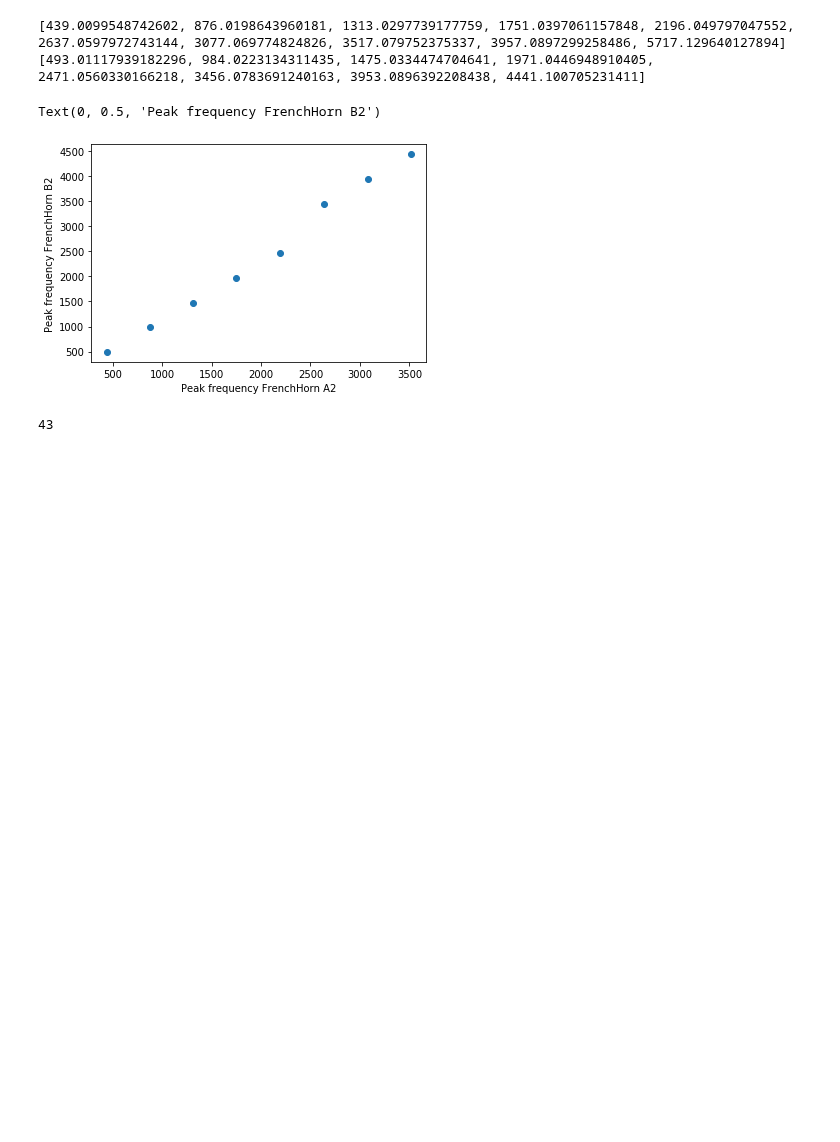
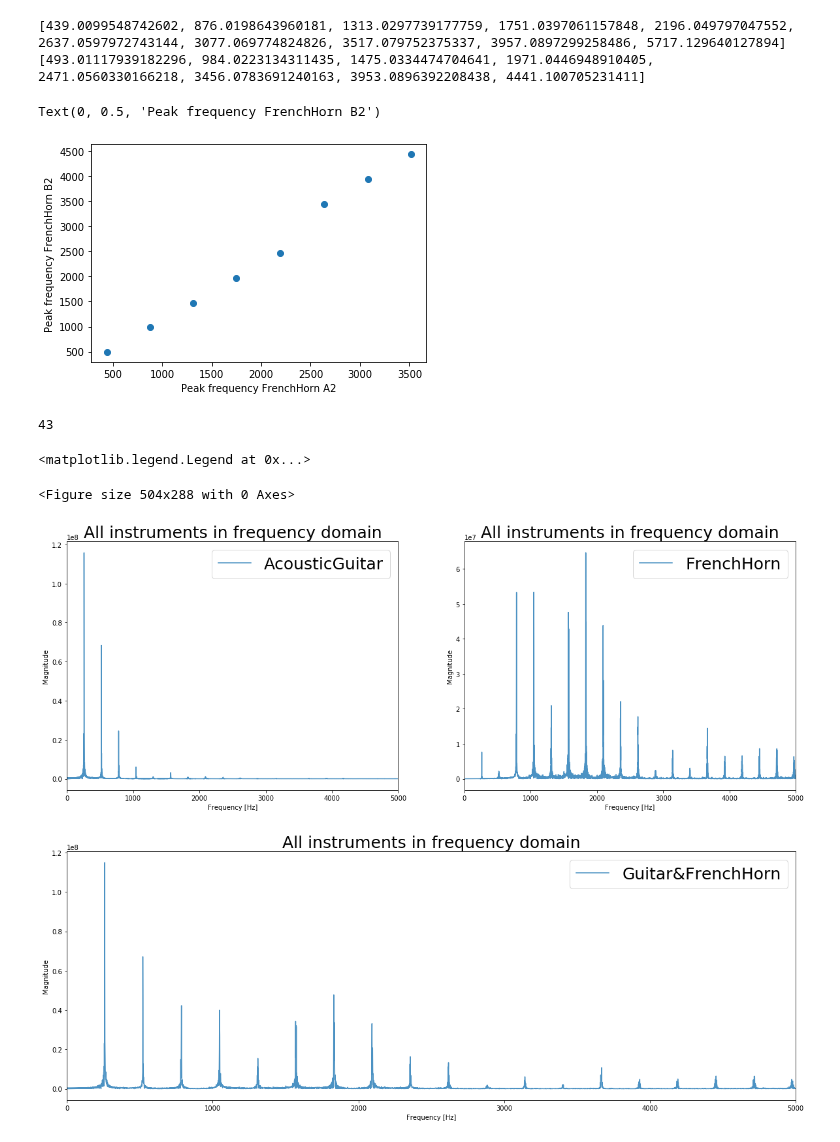
Before and after one commit to AM205-Final-Project/InstrumentClassification, a Jupyter notebook: Trial.ipynb, the cells around one changed output. Cells and saved outputs as stored; diff of their text form; code cells hidden in the pictures; blank space fills up the shorter version.

```diff
--- a/Trial.ipynb
+++ b/Trial.ipynb
@@ -388,3 +410,51 @@ Text(0, 0.5, 'Peak frequency FrenchHorn B2')
 np.sum(c_A2 >= 10e6)
 # %% [output]
 43
+# %%
+plt.figure(figsize = (7,4))
+
+sample = samples['AcousticGuitar']
+#b=[(ele/2**8.)*2-1 for ele in sample] # this is 8-bit track, b is now normalized on [-1,1)
+c = rfft(sample) # calculate fourier transform (complex numbers list)
+fs = freqs['AcousticGuitar']
+
+fig, ax = plt.subplots(1,2, figsize=(20,7))
+ax[0].plot(np.linspace(0,fs, len(c)), abs(c), label = 'AcousticGuitar', alpha = 0.8)
+ax[0].set_title('All instruments in frequency domain', fontsize = 25)
+ax[0].set(xlabel='Frequency [Hz]', ylabel='Magnitude')
+ax[0].set_xlim(0,5000)
+ax[0].legend(fontsize= 25)
+
+
+
+sample = samples['FrenchHorn']
+#b=[(ele/2**8.)*2-1 for ele in sample] # this is 8-bit track, b is now normalized on [-1,1)
+c = rfft(sample) # calculate fourier transform (complex numbers list)
+fs = freqs['FrenchHorn']
+ax[1].plot(np.linspace(0,fs, len(c)), abs(c), label = 'FrenchHorn', alpha = 0.8)
+
+ax[1].set_title('All instruments in frequency domain', fontsize = 25)
+ax[1].set(xlabel='Frequency [Hz]', ylabel='Magnitude')
+ax[1].legend(fontsize= 25)
+ax[1].set_xlim(0,5000)
+
+fig, ax = plt.subplots(figsize=(20,7))
+
+sample = samples['Guitar&FrenchHorn']
+#b=[(ele/2**8.)*2-1 for ele in sample] # this is 8-bit track, b is now normalized on [-1,1)
+c = rfft(sample) # calculate fourier transform (complex numbers list)
+
+
+fs = freqs['Guitar&FrenchHorn']
+
+ax.plot(np.linspace(0,fs, len(c)), abs(c), label = 'Guitar&FrenchHorn', alpha = 0.8)
+
+ax.set_title('All instruments in frequency domain', fontsize = 25)
+ax.set(xlabel='Frequency [Hz]', ylabel='Magnitude')
+ax.set_xlim(0,5000)
+ax.legend(fontsize= 25)
+# %% [output]
+<matplotlib.legend.Legend at 0x...>
+<Figure size 504x288 with 0 Axes>
+[figure, added]
+[figure, added]
```
Also changed, not shown: parts of 3 cells of this notebook.
